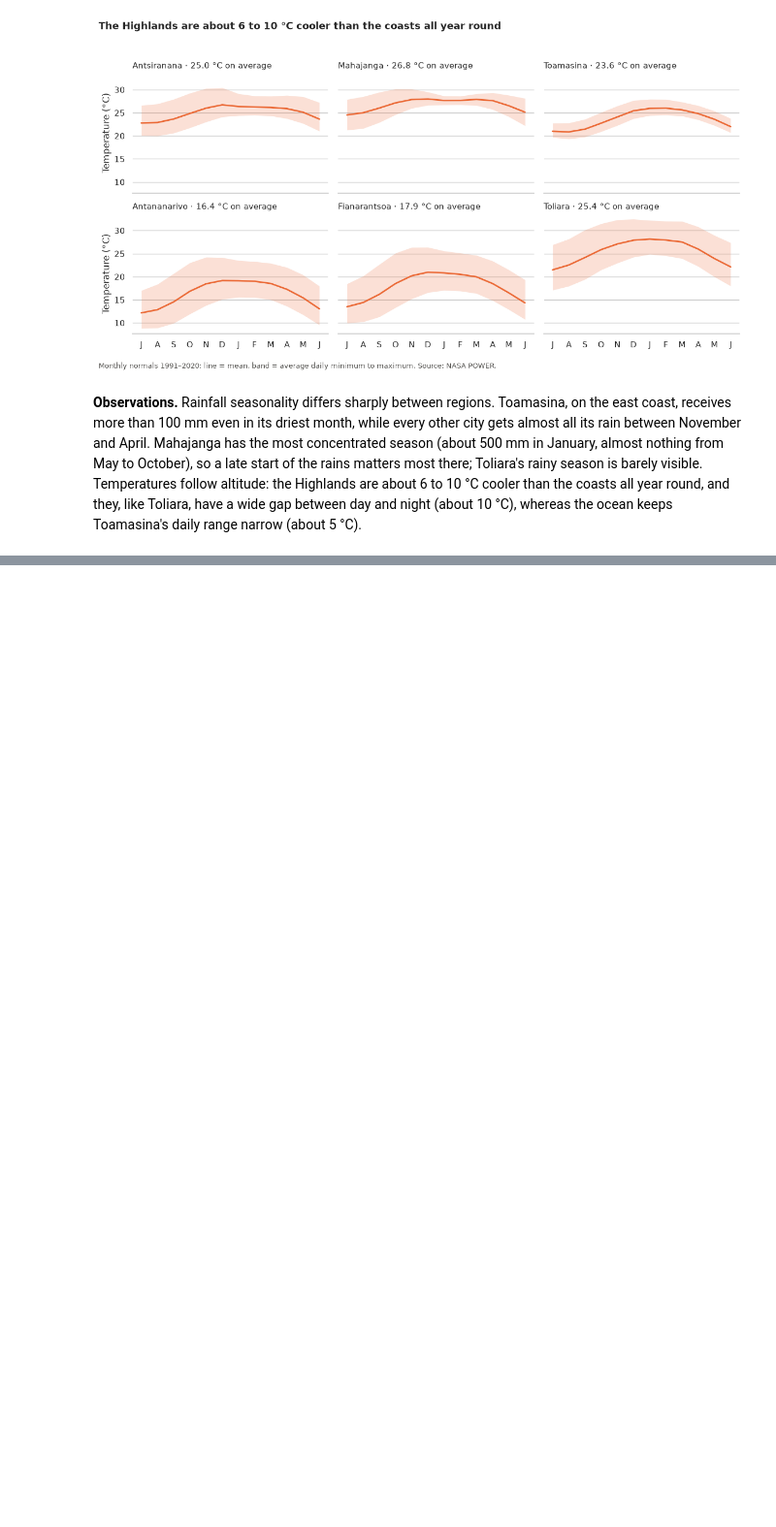
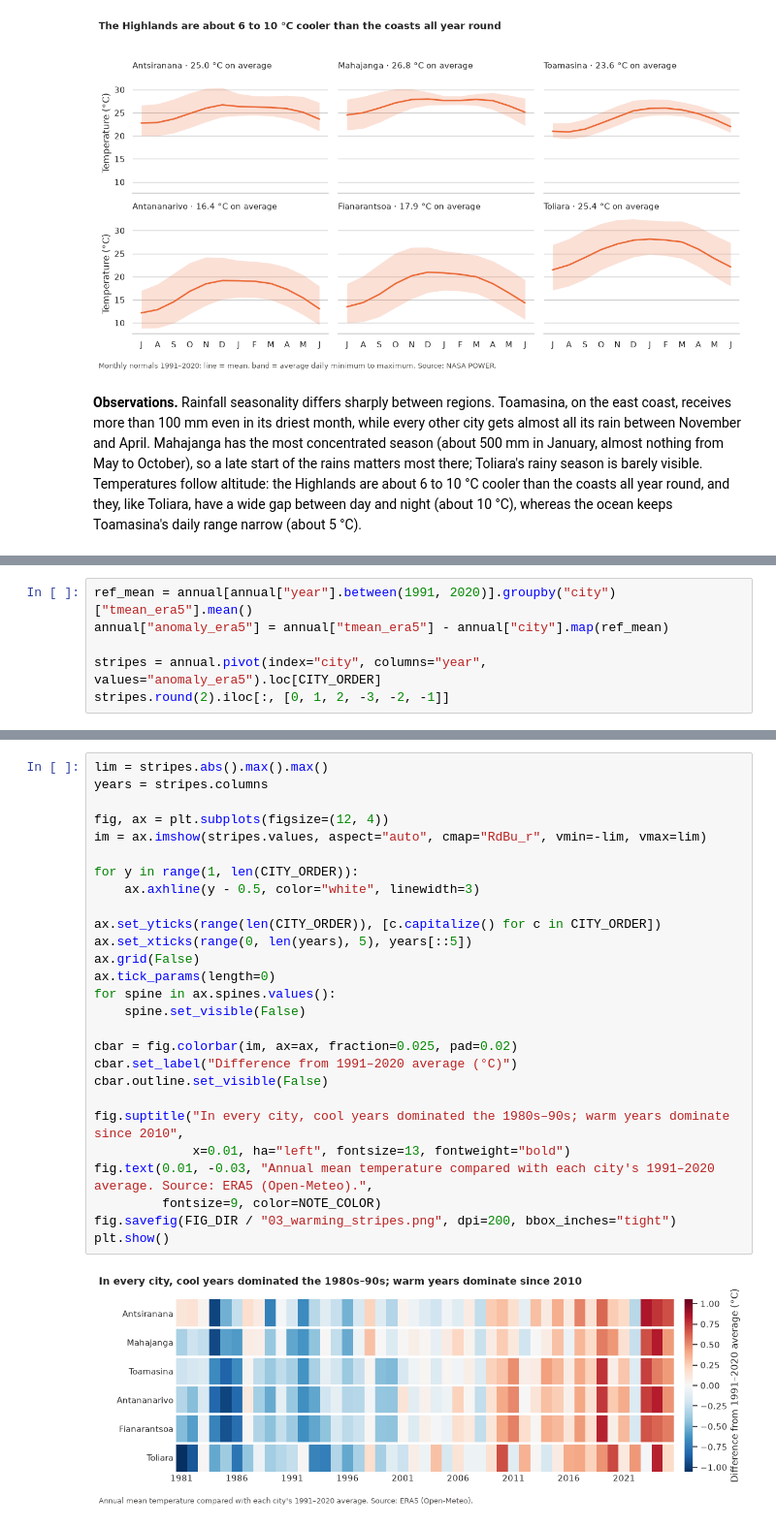
Before and after one commit to nirinaHelena/heather, a Jupyter notebook: notebooks/02_analysis.ipynb, the cells around one changed output, grey strips where cells are left out. Shown at 97% size. Cells and saved outputs as stored; diff of their text form; blank space fills up the shorter version.

```diff
--- a/notebooks/02_analysis.ipynb
+++ b/notebooks/02_analysis.ipynb
@@ -150,0 +298,6 @@ plt.show()
+# %%
+ref_mean = annual[annual["year"].between(1991, 2020)].groupby("city")["tmean_era5"].mean()
+annual["anomaly_era5"] = annual["tmean_era5"] - annual["city"].map(ref_mean)
+
+stripes = annual.pivot(index="city", columns="year", values="anomaly_era5").loc[CITY_ORDER]
+stripes.round(2).iloc[:, [0, 1, 2, -3, -2, -1]]
@@ -150,0 +313,29 @@ plt.show()
+# %%
+lim = stripes.abs().max().max()
+years = stripes.columns
+
+fig, ax = plt.subplots(figsize=(12, 4))
+im = ax.imshow(stripes.values, aspect="auto", cmap="RdBu_r", vmin=-lim, vmax=lim)
+
+for y in range(1, len(CITY_ORDER)):
+    ax.axhline(y - 0.5, color="white", linewidth=3)
+
+ax.set_yticks(range(len(CITY_ORDER)), [c.capitalize() for c in CITY_ORDER])
+ax.set_xticks(range(0, len(years), 5), years[::5])
+ax.grid(False)
+ax.tick_params(length=0)
+for spine in ax.spines.values():
+    spine.set_visible(False)
+
+cbar = fig.colorbar(im, ax=ax, fraction=0.025, pad=0.02)
+cbar.set_label("Difference from 1991–2020 average (°C)")
+cbar.outline.set_visible(False)
+
+fig.suptitle("In every city, cool years dominated the 1980s–90s; warm years dominate since 2010",
+             x=0.01, ha="left", fontsize=13, fontweight="bold")
+fig.text(0.01, -0.03, "Annual mean temperature compared with each city's 1991–2020 average. Source: ERA5 (Open-Meteo).",
+         fontsize=9, color=NOTE_COLOR)
+fig.savefig(FIG_DIR / "03_warming_stripes.png", dpi=200, bbox_inches="tight")
+plt.show()
+# %% [output]
+[figure, added]
```
Also changed, not shown: parts of 14 cells of this notebook, 10 other files.
